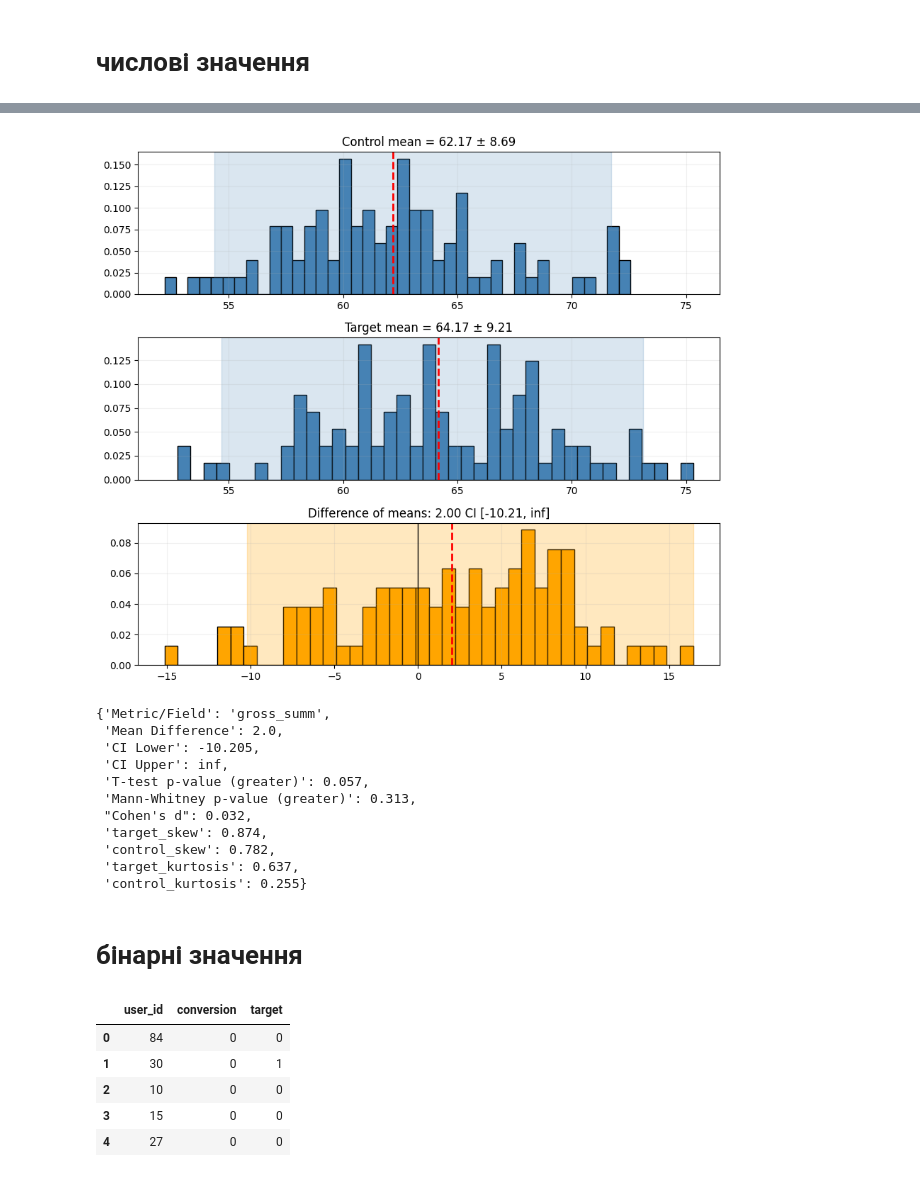
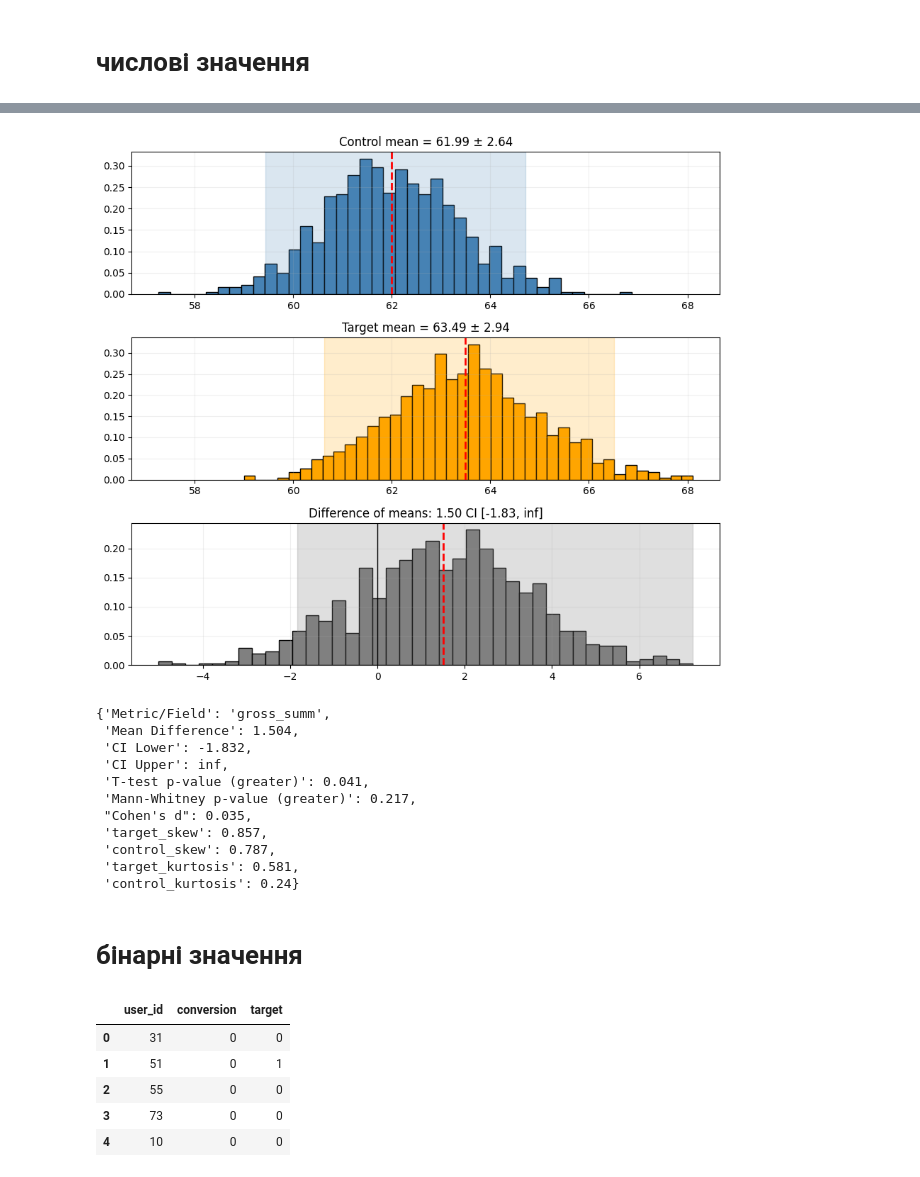
Before and after one commit to Familenko/DS-Lifehacks, a Jupyter notebook: bootstrap.ipynb, the cells around one changed output, grey strips where cells are left out. Saved outputs shown, nothing was run; the diff lists cells and outputs as text; code cells hidden in the pictures.

```diff
--- a/bootstrap.ipynb
+++ b/bootstrap.ipynb
@@ -37,12 +37,13 @@ def evaluate_groups(
     value_col : str, за замовчуванням 'gross_summ'
         Назва стовпця з метрикою/значеннями, які потрібно порівняти між групами.
 
-    n_iter : int, за замовчуванням 100
+    n_iter : int, за замовчуванням 1% розміру датафрейму
         Кількість ітерацій бутстрепу (перегенерацій випадкових вибірок).
+        Якщо None → використовується 1/100 від розміру всього датафрейму.
 
-    bootstrap_size : int або None, за замовчуванням None
+    bootstrap_size : int, за замовчуванням 1% розміру датафрейму
         Розмір випадкової вибірки для бутстрепу.
-        Якщо None → використовується 1/10 від розміру всього датафрейму.
+        Якщо None → використовується 1/100 від розміру всього датафрейму.
 
     plot : bool, за замовчуванням True
         Якщо True → будується гістограма розподілу різниць середніх,
@@ -104,11 +105,8 @@ def evaluate_groups(
     tr_values = df[df[target_col] == 1][value_col].values
     co_values = df[df[target_col] == 0][value_col].values
 
-    if not bootstrap_size:
-        bootstrap_size = max(100, int(len(df) / 100))
-
-    if not n_iter:
-        n_iter = max(100, int(len(df) / 100))
+    bootstrap_size = bootstrap_size if bootstrap_size else int(len(df) / 100)
+    n_iter = n_iter if n_iter else int(len(df) / 100)
 
     # --- Bootstrap ---
     tr_means = []
@@ -183,11 +181,11 @@ def evaluate_groups(
 
         # === Target mean ===
         axes[1].hist(tr_means, bins=40, density=True,
-                     color='steelblue', edgecolor='black')
+                     color='orange', edgecolor='black')
         axes[1].axvline(np.mean(tr_means),
                         color='red', linestyle='--', linewidth=2)
         axes[1].axvspan(tr_ci_lower, tr_ci_upper,
-                        color='steelblue', alpha=0.2)
+                        color='orange', alpha=0.2)
         axes[1].set_title(
             f'Target mean = {np.mean(tr_means):.2f} '
             f'± {(tr_ci_upper - tr_ci_lower)/2:.2f}'
@@ -209,14 +207,14 @@ def evaluate_groups(
 
         # === Difference of means ===
         axes[2].hist(diffs, bins=40, density=True,
-                     color='orange', edgecolor='black')
+                     color='gray', edgecolor='black')
         axes[2].axvline(mean_diff,
                         color='red', linestyle='--', linewidth=2,
                         label=f'Mean diff: {mean_diff:.2f}')
         axes[2].axvspan(
             ci_lower if np.isfinite(ci_lower) else min(diffs),
             ci_upper if np.isfinite(ci_upper) else max(diffs),
-            color='orange', alpha=0.25, label='95% CI'
+            color='gray', alpha=0.25, label='95% CI'
         )
         axes[2].axvline(0, color='black', linewidth=1)
         axes[2].set_title(
@@ -263,19 +261,19 @@ df_fake.head()
 # %%
-res = evaluate_groups(df_fake, alternative="greater", plot=True, value_col='gross_summ')
+res = evaluate_groups(df_fake, alternative="greater", plot=True, value_col='gross_summ', n_iter=1000, bootstrap_size=1000)
 res
 # %% [output]
-[figure, old version]
+[figure, new version]
 {'Metric/Field': 'gross_summ',
- 'Mean Difference': 2.0,
- 'CI Lower': -10.205,
+ 'Mean Difference': 1.504,
+ 'CI Lower': -1.832,
  'CI Upper': inf,
- 'T-test p-value (greater)': 0.057,
- 'Mann-Whitney p-value (greater)': 0.313,
- "Cohen's d": 0.032,
- 'target_skew': 0.874,
- 'control_skew': 0.782,
- 'target_kurtosis': 0.637,
- 'control_kurtosis': 0.255}
+ 'T-test p-value (greater)': 0.041,
+ 'Mann-Whitney p-value (greater)': 0.217,
+ "Cohen's d": 0.035,
+ 'target_skew': 0.857,
+ 'control_skew': 0.787,
+ 'target_kurtosis': 0.581,
+ 'control_kurtosis': 0.24}
 # %% [markdown]
 # бінарні значення
 # %%
@@ -415,7 +457,7 @@ X, y = make_classification(
 # Бінарний результат 0/1 з трохи більшою ймовірністю для класу 1
 conversion = np.zeros(10000, dtype=int)
 conversion[y == 0] = np.random.binomial(1, 0.3, size=(y==0).sum())
-conversion[y == 1] = np.random.binomial(1, 0.34, size=(y==1).sum())
+conversion[y == 1] = np.random.binomial(1, 0.32, size=(y==1).sum())
 
 # --- Формуємо DataFrame ---
 df_fake = pd.DataFrame({
@@ -427,11 +469,11 @@ df_fake = pd.DataFrame({
 df_fake.head()
 # %% [output]
 |  | user_id | conversion | target |
-| 0 | 84 | 0 | 0 |
-| 1 | 30 | 0 | 1 |
-| 2 | 10 | 0 | 0 |
-| 3 | 15 | 0 | 0 |
-| 4 | 27 | 0 | 0 |
+| 0 | 31 | 0 | 0 |
+| 1 | 51 | 0 | 1 |
+| 2 | 55 | 0 | 0 |
+| 3 | 73 | 0 | 0 |
+| 4 | 10 | 0 | 0 |
 # %%
 evaluate_binary_groups(df_fake, plot=True, value_col='conversion', n_iter=1000)
 # %% [output]
```
Also changed, not shown: parts of 3 cells of this notebook.
